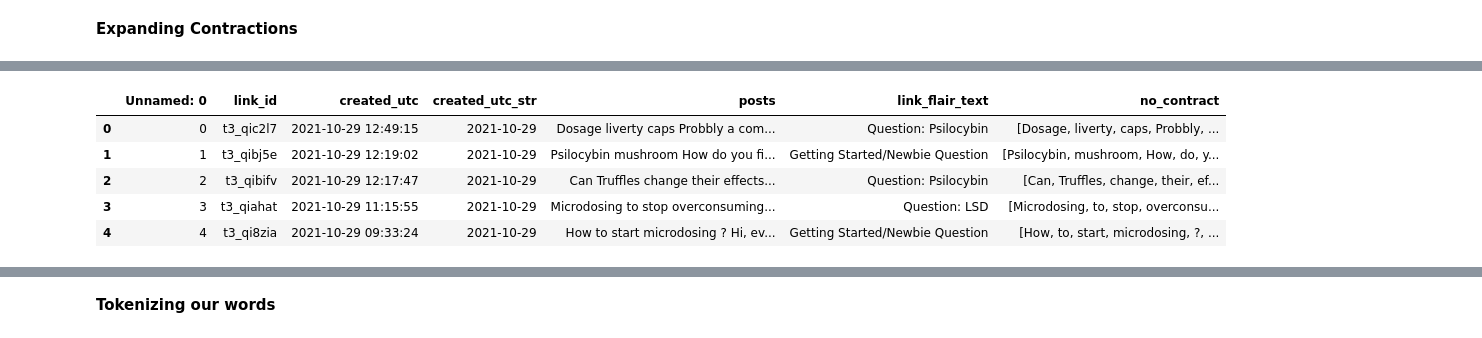
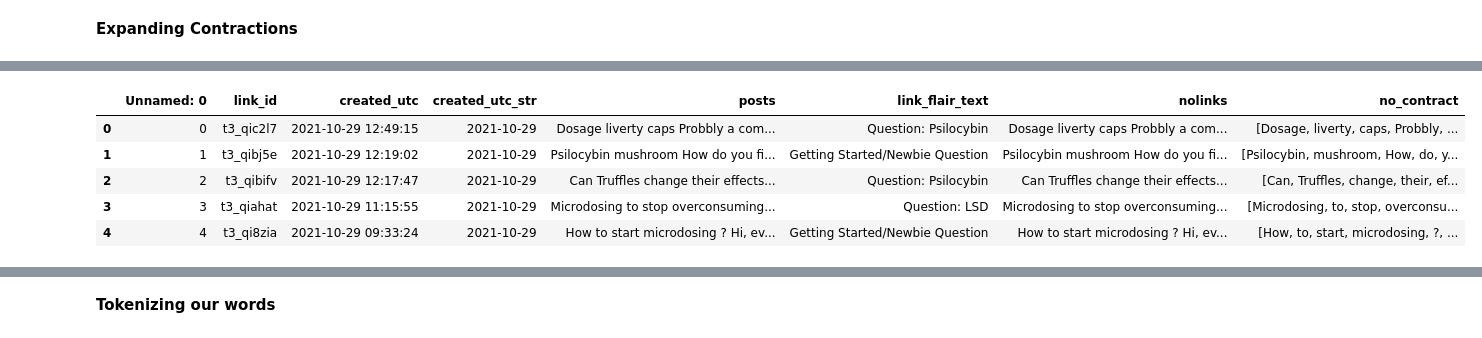
Before and after one commit to guneetsinghchatha/reddit_NLP_topic_model, a Jupyter notebook: working_file.ipynb, the cells around one changed output, grey strips where cells are left out. Saved outputs shown, nothing was run; the diff lists cells and outputs as text; code cells hidden in the pictures.

```diff
--- a/working_file.ipynb
+++ b/working_file.ipynb
@@ -356,3 +357,6 @@ papers
 # Text pre-processing
 # %% [markdown]
 **Expanding Contractions**
+# %%
+import re
+papers['nolinks'] = papers['posts'].apply(lambda x: re.split('https:\/\/.*', str(x)))
@@ -359,13 +371,13 @@ papers
 # %%
-papers['no_contract'] = papers['posts'].apply(lambda x: [contractions.fix(word) for word in x.split()])
+papers['no_contract'] = papers['nolinks'].apply(lambda x: [contractions.fix(word) for word in x.split()])
 papers.head()
 # %% [output]
-|  | Unnamed: 0 | link_id | created_utc | created_utc_str | posts | link_flair_text | no_contract |
-| 0 | 0 | t3_qic2l7 | 2021-10-29 12:49:15 | 2021-10-29 | Dosage liverty caps Probbly a com... | Question: Psilocybin | [Dosage, liverty, caps, Probbly, ... |
-| 1 | 1 | t3_qibj5e | 2021-10-29 12:19:02 | 2021-10-29 | Psilocybin mushroom How do you fi... | Getting Started/Newbie Question | [Psilocybin, mushroom, How, do, y... |
-| 2 | 2 | t3_qibifv | 2021-10-29 12:17:47 | 2021-10-29 | Can Truffles change their effects... | Question: Psilocybin | [Can, Truffles, change, their, ef... |
-| 3 | 3 | t3_qiahat | 2021-10-29 11:15:55 | 2021-10-29 | Microdosing to stop overconsuming... | Question: LSD | [Microdosing, to, stop, overconsu... |
-| 4 | 4 | t3_qi8zia | 2021-10-29 09:33:24 | 2021-10-29 | How to start microdosing ? Hi, ev... | Getting Started/Newbie Question | [How, to, start, microdosing, ?, ... |
+|  | Unnamed: 0 | link_id | created_utc | created_utc_str | posts | link_flair_text | nolinks | no_contract |
+| 0 | 0 | t3_qic2l7 | 2021-10-29 12:49:15 | 2021-10-29 | Dosage liverty caps Probbly a com... | Question: Psilocybin | Dosage liverty caps Probbly a com... | [Dosage, liverty, caps, Probbly, ... |
+| 1 | 1 | t3_qibj5e | 2021-10-29 12:19:02 | 2021-10-29 | Psilocybin mushroom How do you fi... | Getting Started/Newbie Question | Psilocybin mushroom How do you fi... | [Psilocybin, mushroom, How, do, y... |
+| 2 | 2 | t3_qibifv | 2021-10-29 12:17:47 | 2021-10-29 | Can Truffles change their effects... | Question: Psilocybin | Can Truffles change their effects... | [Can, Truffles, change, their, ef... |
+| 3 | 3 | t3_qiahat | 2021-10-29 11:15:55 | 2021-10-29 | Microdosing to stop overconsuming... | Question: LSD | Microdosing to stop overconsuming... | [Microdosing, to, stop, overconsu... |
+| 4 | 4 | t3_qi8zia | 2021-10-29 09:33:24 | 2021-10-29 | How to start microdosing ? Hi, ev... | Getting Started/Newbie Question | How to start microdosing ? Hi, ev... | [How, to, start, microdosing, ?, ... |
 # %%
 papers['posts_str'] = [' '.join(map(str, l)) for l in papers['no_contract']]
 papers.head()
```
Also changed, not shown: parts of 57 cells of this notebook.
